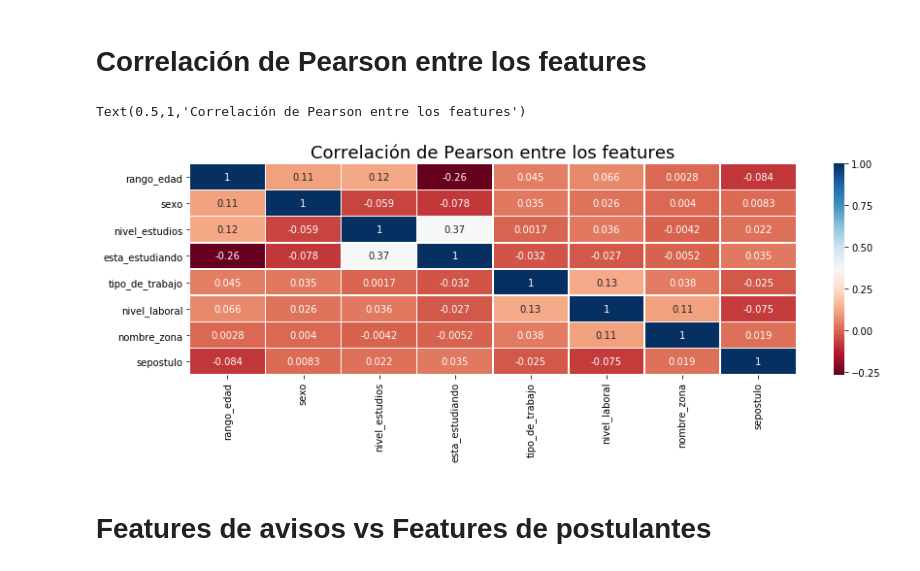
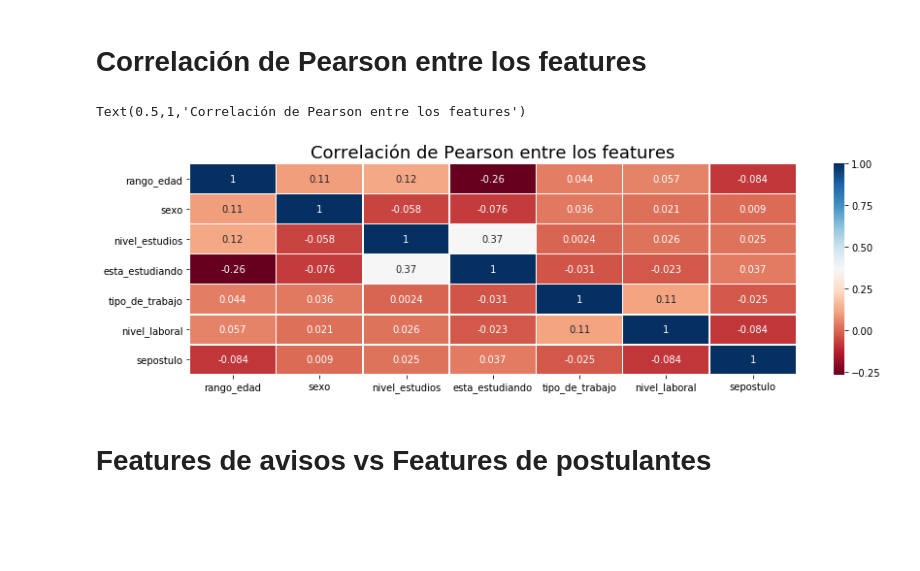
Before and after one commit to franhermani/TP2-7506, a Jupyter notebook: feature_engineering.ipynb, the cells around one changed output. Cells and saved outputs as stored; diff of their text form; code cells hidden in the pictures; blank space fills up the shorter version.

```diff
--- a/feature_engineering.ipynb
+++ b/feature_engineering.ipynb
@@ -80,16 +81,16 @@ modelo_no = modelo[no]
 # Correlación de Pearson entre los features
 # %%
 modelo_features = modelo[['rango_edad', 'sexo', 'nivel_estudios', 'esta_estudiando',\
-                          'tipo_de_trabajo', 'nivel_laboral', 'nombre_zona', 'sepostulo']]
+                          'tipo_de_trabajo', 'nivel_laboral', 'sepostulo']]
 
 fig, ax = plt.subplots(figsize=(14,4))
 heatmap = sns.heatmap(modelo_features.astype(float).corr(), cmap=plt.cm.RdBu, robust=False, annot=True,\
                       linewidths=.5, linecolor='white', ax=ax)
 
 heatmap.set_title('Correlación de Pearson entre los features', fontsize=18)
 # %% [output]
 Text(0.5,1,'Correlación de Pearson entre los features')
-[figure, old version]
+[figure, new version]
 # %% [markdown]
 # Features de avisos vs Features de postulantes
 # %% [markdown]
```
Also changed, not shown: parts of 63 cells of this notebook.
